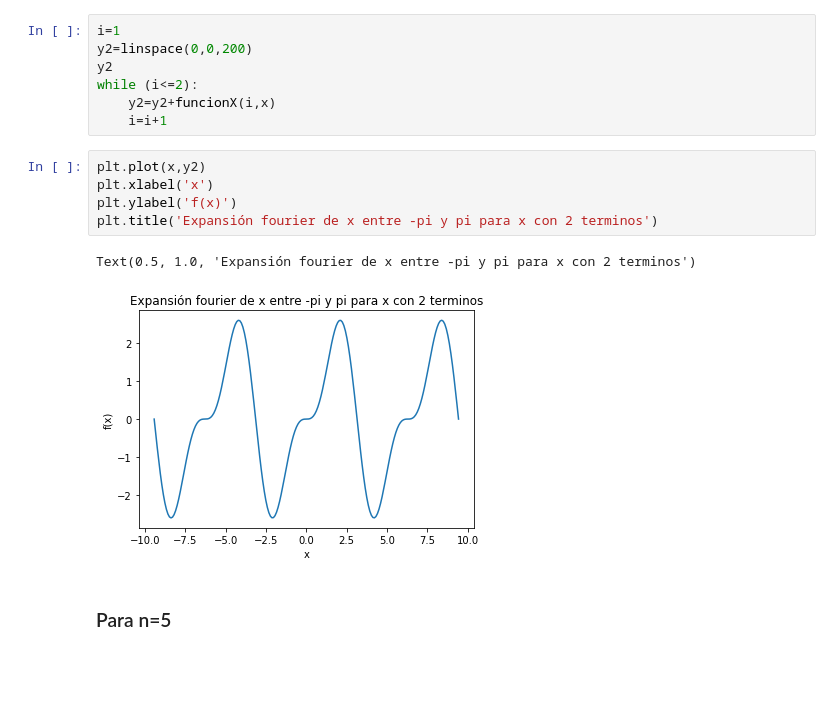
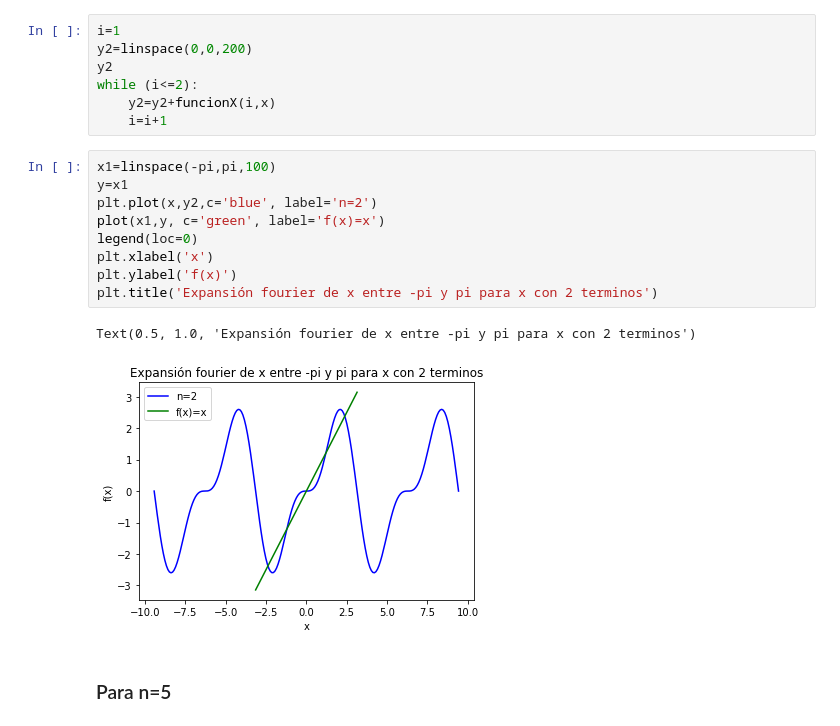
Before and after one commit to juanDango/fourier, a Jupyter notebook: CódigoFourier.ipynb, the cells around one changed output. Cells and saved outputs as stored; diff of their text form; blank space fills up the shorter version.

Commit message:
visualización de la función x

```diff
--- a/CódigoFourier.ipynb
+++ b/CódigoFourier.ipynb
@@ -19,13 +19,17 @@ while (i<=2):
     y2=y2+funcionX(i,x)
     i=i+1
 # %%
-plt.plot(x,y2)
+x1=linspace(-pi,pi,100)
+y=x1
+plt.plot(x,y2,c='blue', label='n=2')
+plot(x1,y, c='green', label='f(x)=x')
+legend(loc=0)
 plt.xlabel('x')
 plt.ylabel('f(x)')
 plt.title('Expansión fourier de x entre -pi y pi para x con 2 terminos')
 # %% [output]
 Text(0.5, 1.0, 'Expansión fourier de x entre -pi y pi para x con 2 terminos')
-[figure, old version]
+[figure, new version]
 # %% [markdown]
 ### Para n=5
 # %%
```
Also changed, not shown: parts of 7 cells of this notebook.
